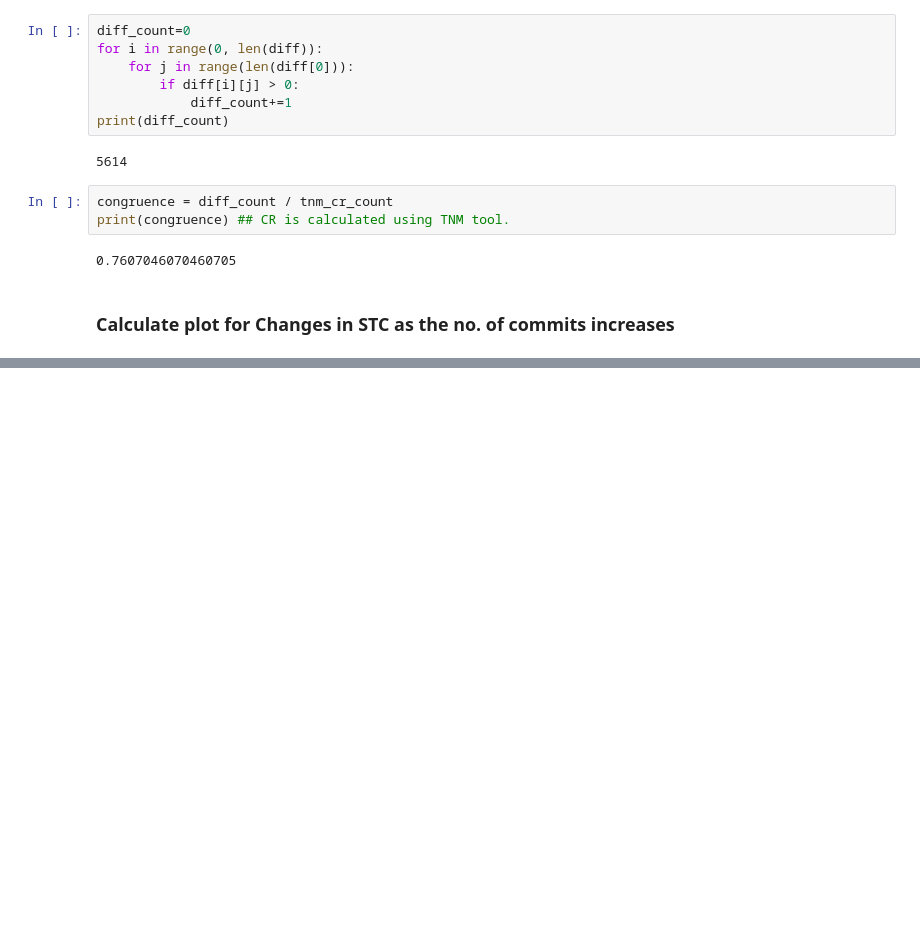
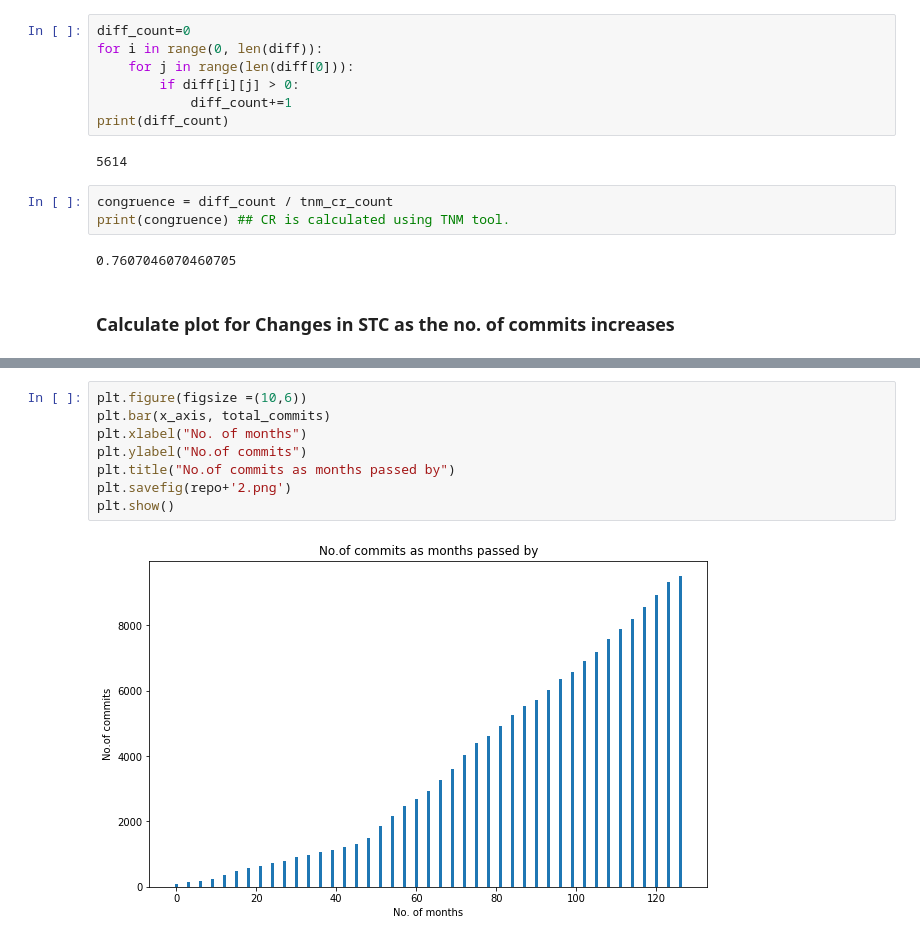
Before and after one commit to vorabrijesh/MS_SEProject, a Jupyter notebook: Calculating Congruence.ipynb, the cells around one changed output, grey strips where cells are left out. Saved outputs shown, nothing was run; the diff lists cells and outputs as text; blank space fills up the shorter version.

```diff
--- a/Calculating Congruence.ipynb
+++ b/Calculating Congruence.ipynb
@@ -266,0 +335,10 @@ plt.show()
+# %%
+plt.figure(figsize =(10,6))
+plt.bar(x_axis, total_commits)
+plt.xlabel("No. of months")
+plt.ylabel("No.of commits")
+plt.title("No.of commits as months passed by")
+plt.savefig(repo+'2.png')
+plt.show()
+# %% [output]
+[figure, added]
```
Also changed, not shown: parts of 4 cells of this notebook, 3 other files.
